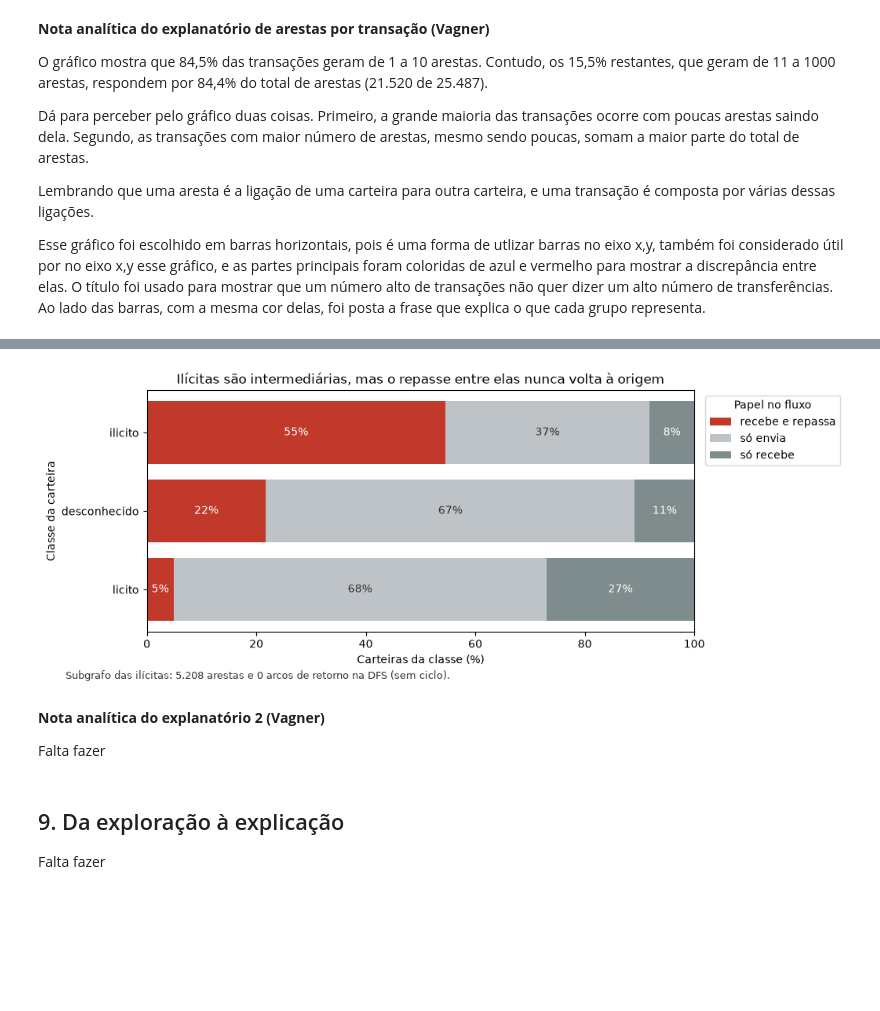
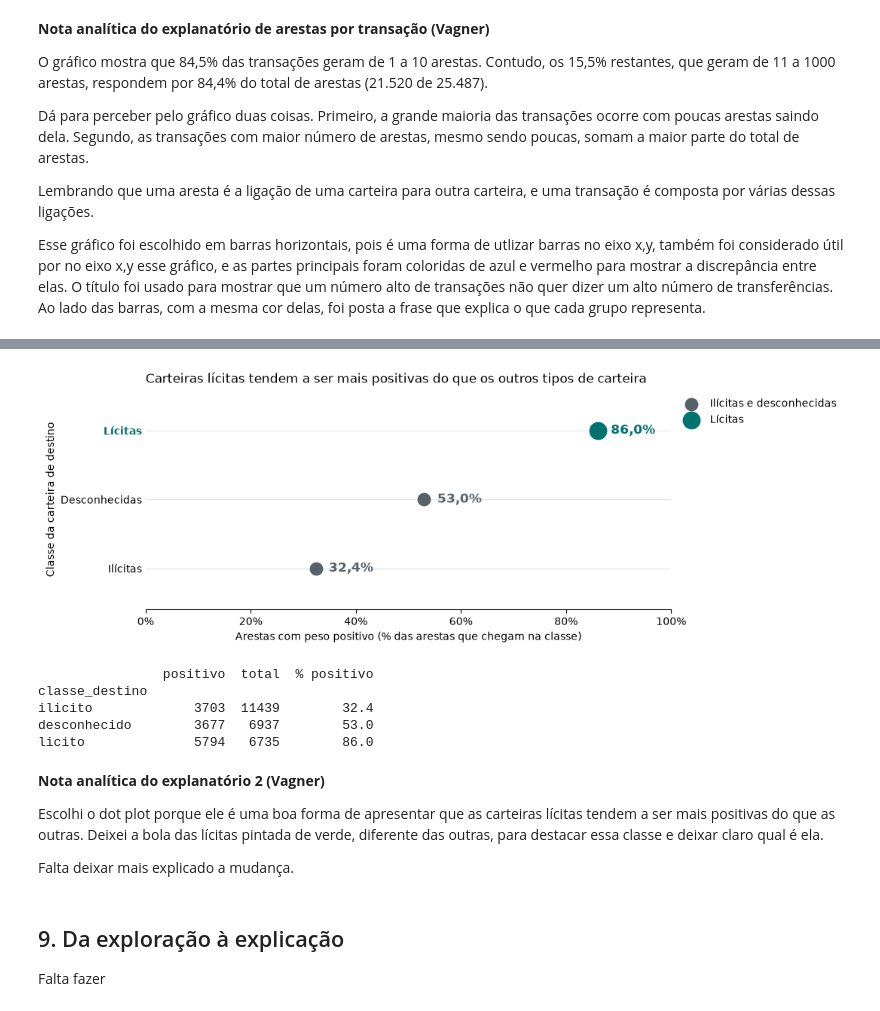
Before and after one commit to davimqz/Projetos-Grafos, a Jupyter notebook: notebooks/avd/01_exploratoria.ipynb, the cells around one changed output, grey strips where cells are left out. Saved outputs shown, nothing was run; the diff lists cells and outputs as text; code cells hidden in the pictures; blank space fills up the shorter version.

```diff
--- a/notebooks/avd/01_exploratoria.ipynb
+++ b/notebooks/avd/01_exploratoria.ipynb
@@ -914,32 +873,47 @@ Arcos de retorno: 0
-# %%
-# [IA] Claude Code – sintaxe matplotlib do explanatório 2; tipo de gráfico, título, nota de rodapé e cor de destaque de "recebe e repassa" definidos pelo Vagner
-CORES_PAPEL = {"recebe e repassa": "#c0392b", "só envia": "#bdc3c7", "só recebe": "#7f8c8d"}
-
-fig, ax = plt.subplots(figsize=(9, 4))
-esquerda = np.zeros(len(ORDEM))
-for papel in PAPEIS:
-    barras = ax.barh(ORDEM, papeis[papel], left=esquerda, color=CORES_PAPEL[papel], label=papel)
-    ax.bar_label(barras, labels=[f"{v:.0f}%" for v in papeis[papel]],
-                 label_type="center", color="#333" if papel == "só envia" else "white")
-    esquerda += papeis[papel].values
-ax.invert_yaxis()
-ax.set_xlim(0, 100)
-ax.set_title("Ilícitas são intermediárias, mas o repasse entre elas nunca volta à origem")
-ax.set_xlabel("Carteiras da classe (%)")
-ax.set_ylabel("Classe da carteira")
-ax.legend(title="Papel no fluxo", bbox_to_anchor=(1.01, 1), loc="upper left")
-fig.text(0.01, -0.04,
-         f"Subgrafo das ilícitas: {grafo_ilicitas.tamanho():,} arestas e "
-         f"{dfs_ilicitas['contagem_arcos']['retorno']} arcos de retorno na DFS (sem ciclo).".replace(",", "."),
-         fontsize=9, color="#333")
-plt.savefig(SAIDA + "explanatoria_2.png", dpi=150, bbox_inches="tight")
-plt.show()
-# %% [output]
-[figure, removed]
+# %%
+# [IA] Claude Code – sintaxe matplotlib do explanatório 2 (dot plot); tipo de gráfico, ideia, título e destaque das lícitas definidos pelo Vagner, com base no gráfico 4
+pct_positivo = (100 * sinais["positivo"] / sinais.sum(axis=1)).loc[["ilicito", "desconhecido", "licito"]]
+nomes = {"licito": "Lícitas", "desconhecido": "Desconhecidas", "ilicito": "Ilícitas"}
+cor_destaque, cor_demais = "#00736f", "#56616a"
+
+fig, ax = plt.subplots(figsize=(9, 3.8))
+for y, (classe, valor) in enumerate(pct_positivo.items()):
+    cor = cor_destaque if classe == "licito" else cor_demais
+    tamanho = 260 if classe == "licito" else 140
+    ax.hlines(y, 0, 100, color="#e3e7ea", linewidth=1, zorder=1)
+    ax.scatter(valor, y, s=tamanho, color=cor, zorder=3)
+    ax.text(valor + 2.5, y, f"{valor:.1f}%".replace(".", ","), va="center", fontsize=12, fontweight="bold", color=cor)
+ax.set_yticks(range(len(pct_positivo)), [nomes[c] for c in pct_positivo.index])
+ax.get_yticklabels()[-1].set_color(cor_destaque)
+ax.get_yticklabels()[-1].set_fontweight("bold")
+ax.set_xlim(0, 100)
+ax.set_ylim(-0.6, len(pct_positivo) - 0.4)
+ax.xaxis.set_major_formatter(plt.FuncFormatter(lambda v, _: f"{v:.0f}%"))
+for lado in ["top", "right", "left"]:
+    ax.spines[lado].set_visible(False)
+ax.tick_params(axis="y", length=0)
+ax.set_title("Carteiras lícitas tendem a ser mais positivas do que os outros tipos de carteira", loc="left")
+ax.set_xlabel("Arestas com peso positivo (% das arestas que chegam na classe)")
+ax.set_ylabel("Classe da carteira de destino")
+ax.scatter([], [], s=140, color=cor_demais, label="Ilícitas e desconhecidas")
+ax.scatter([], [], s=260, color=cor_destaque, label="Lícitas")
+ax.legend(loc="upper left", bbox_to_anchor=(1.0, 1.0), frameon=False)
+plt.savefig(SAIDA + "explanatoria_2.png", dpi=150, bbox_inches="tight")
+plt.show()
+print(pd.DataFrame({"positivo": sinais["positivo"], "total": sinais.sum(axis=1), "% positivo": (100 * sinais["positivo"] / sinais.sum(axis=1)).round(1)}))
+# %% [output]
+[figure, added]
+                positivo  total  % positivo
+classe_destino
+ilicito             3703  11439        32.4
+desconhecido        3677   6937        53.0
+licito              5794   6735        86.0
 # %% [markdown]
 **Nota analítica do explanatório 2 (Vagner)**
 
-Falta fazer
+Escolhi o dot plot porque ele é uma boa forma de apresentar que as carteiras lícitas tendem a ser mais positivas do que as outras. Deixei a bola das lícitas pintada de verde, diferente das outras, para destacar essa classe e deixar claro qual é ela.
+
+Falta deixar mais explicado a mudança.
 # %% [markdown]
 ## 9. Da exploração à explicação
 
```
Also changed, not shown: parts of 2 cells of this notebook, 3 other files.
